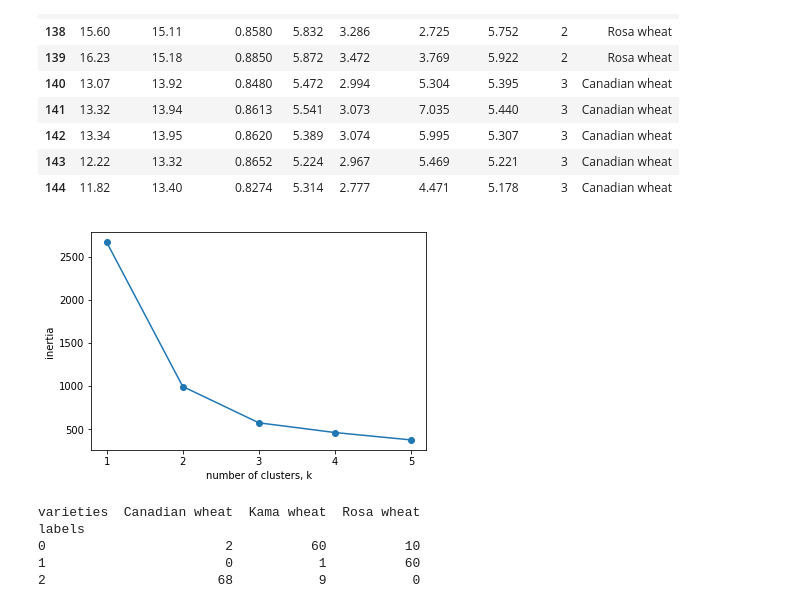
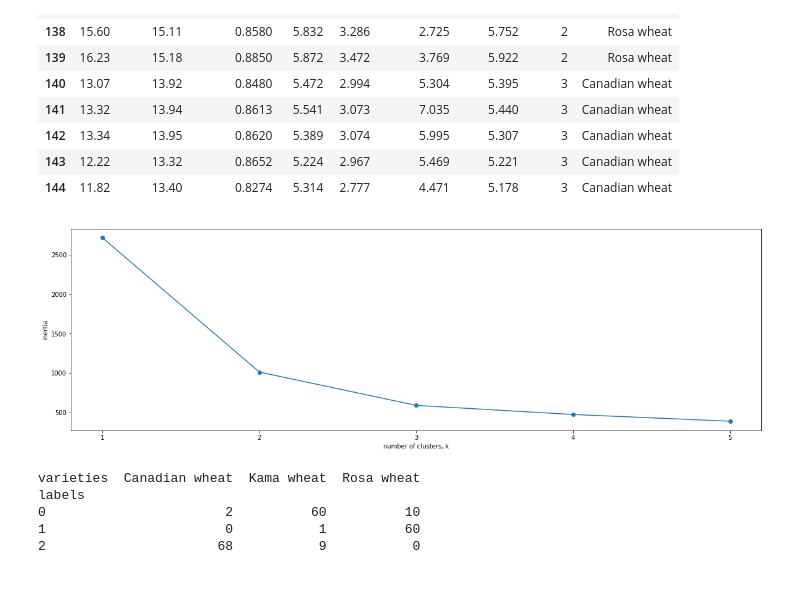
Before and after one commit to alsnkline/Springb, a Jupyter notebook: Reference/SB DC Unsupervised Learning.ipynb, the cells around one changed output. Saved outputs shown, nothing was run; the diff lists cells and outputs as text; code cells hidden in the pictures.

```diff
--- a/Reference/SB DC Unsupervised Learning.ipynb
+++ b/Reference/SB DC Unsupervised Learning.ipynb
@@ -147,10 +149,10 @@ Using data from https://archive.ics.uci.edu/ml/datasets/seeds#
 # %%
-sam = pd.read_csv('data/ml_clustering_seeds.csv',delimiter=",",index_col=False)
+seeds = pd.read_csv('data/ml_clustering_seeds.csv',delimiter=",",index_col=False)
 types = ['Kama wheat','Rosa wheat','Canadian wheat']
-sam['variety'] = sam.target.apply(lambda x: types[x-1])
+seeds['variety'] = sam.target.apply(lambda x: types[x-1])
 # removing the string lables for model fitting
-samples = sam.iloc[:,:6]
-sam.head(145).tail(10)
+seed_samples = seeds.iloc[:,:7]
+seeds.head(145).tail(10)
 # %% [output]
 |  | area | perimeter | compactness | length | width | asymmetry | len_grove | target | variety |
 | 135 | 15.38 | 14.66 | 0.8990 | 5.477 | 3.465 | 3.600 | 5.439 | 2 | Rosa wheat |
@@ -166,25 +168,25 @@ sam.head(145).tail(10)
 # %%
 ks = range(1, 6)
 inertias = []
 
 for k in ks:
     # Create a KMeans instance with k clusters: model
     model = KMeans(n_clusters=k)
 
     # Fit model to samples
-    model.fit(samples)
+    model.fit(seed_samples)
 
     # Append the inertia to the list of inertias
     inertias.append(model.inertia_)
 
 # Plot ks vs inertias
 plt.plot(ks, inertias, '-o')
 plt.xlabel('number of clusters, k')
 plt.ylabel('inertia')
 plt.xticks(ks)
 plt.show()
 # %% [output]
-[figure, old version]
+[figure, new version]
 # %%
 # Create a KMeans model with 3 clusters: model
 model = KMeans(n_clusters=3)
```
Also changed, not shown: parts of 59 cells of this notebook, 5 other files.
